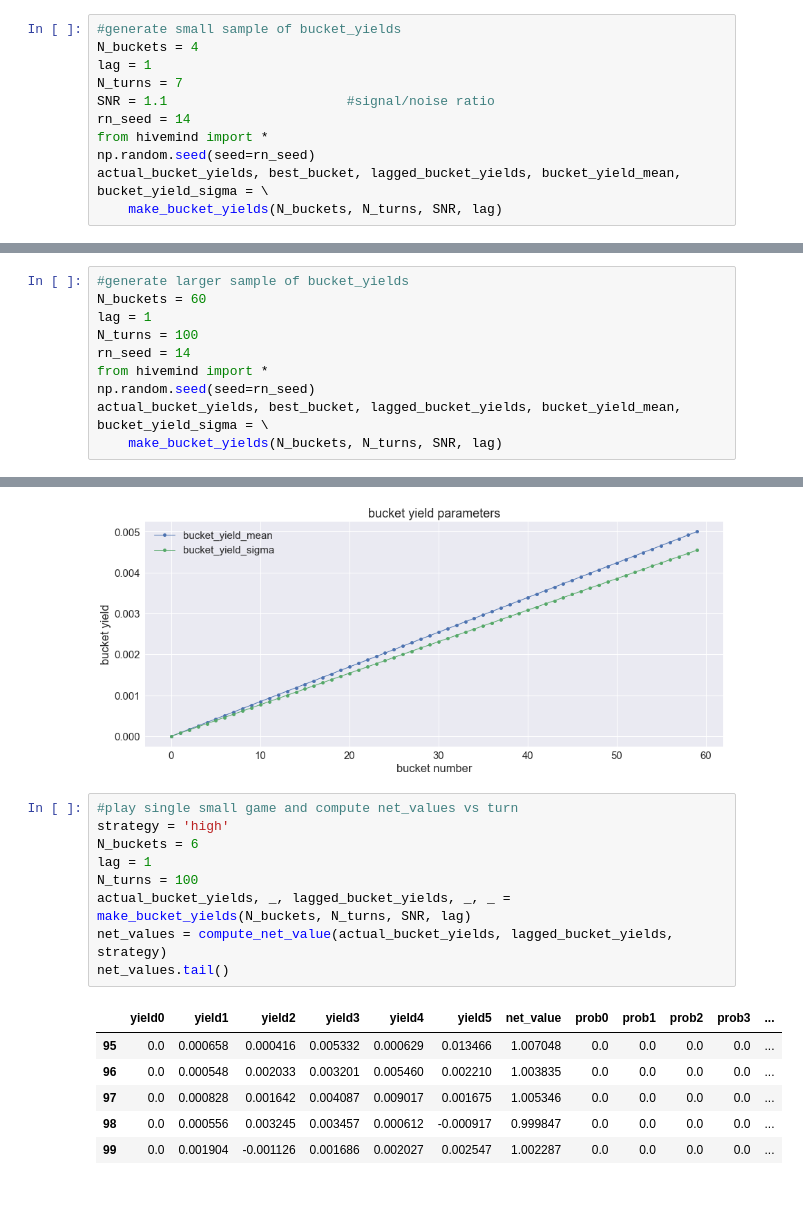
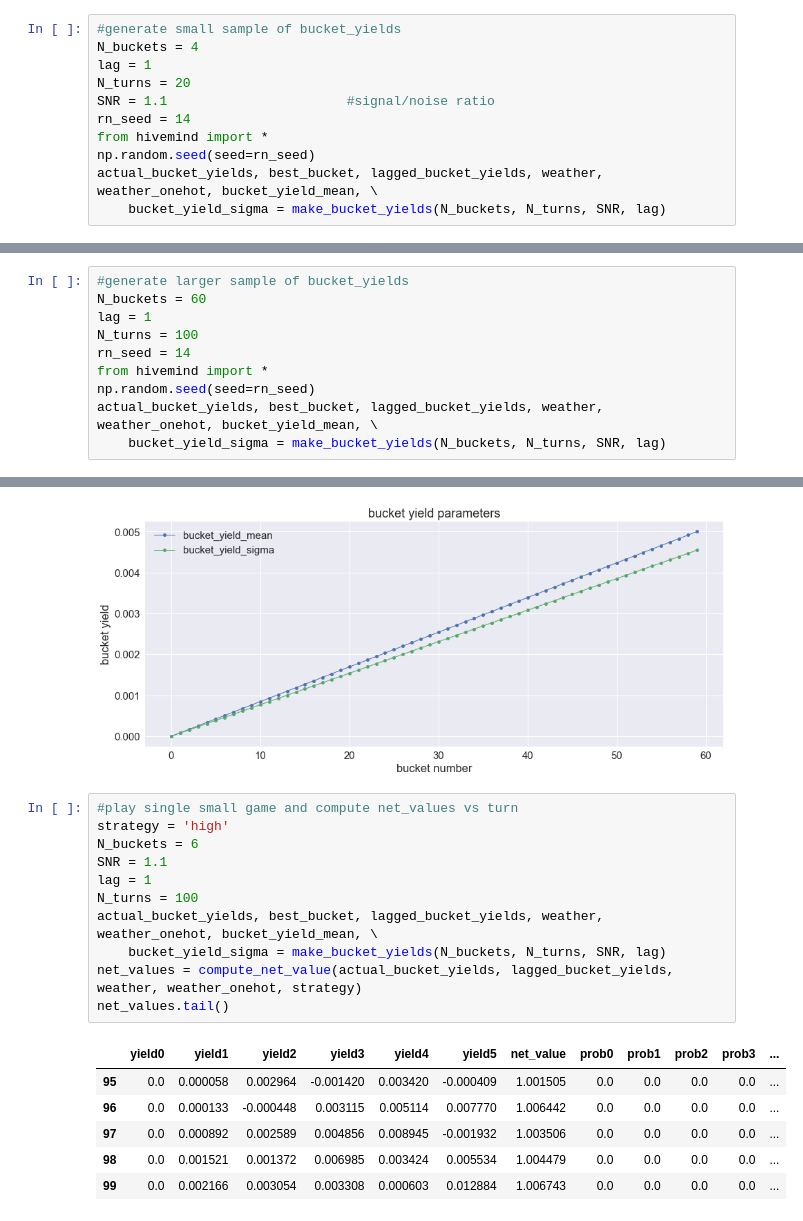
Before and after one commit to joehahn/hivemind, a Jupyter notebook: hivemind.ipynb, the cells around one changed output, grey strips where cells are left out. Saved outputs shown, nothing was run; the diff lists cells and outputs as text.

```diff
--- a/hivemind.ipynb
+++ b/hivemind.ipynb
@@ -10,10 +10,10 @@
 #generate small sample of bucket_yields
 N_buckets = 4
 lag = 1
-N_turns = 7
+N_turns = 20
 SNR = 1.1                       #signal/noise ratio
 rn_seed = 14
 from hivemind import *
 np.random.seed(seed=rn_seed)
-actual_bucket_yields, best_bucket, lagged_bucket_yields, bucket_yield_mean, bucket_yield_sigma = \
-    make_bucket_yields(N_buckets, N_turns, SNR, lag)
+actual_bucket_yields, best_bucket, lagged_bucket_yields, weather, weather_onehot, bucket_yield_mean, \
+    bucket_yield_sigma = make_bucket_yields(N_buckets, N_turns, SNR, lag)
@@ -49,8 +103,8 @@ N_turns = 100
 rn_seed = 14
 from hivemind import *
 np.random.seed(seed=rn_seed)
-actual_bucket_yields, best_bucket, lagged_bucket_yields, bucket_yield_mean, bucket_yield_sigma = \
-    make_bucket_yields(N_buckets, N_turns, SNR, lag)
+actual_bucket_yields, best_bucket, lagged_bucket_yields, weather, weather_onehot, bucket_yield_mean, \
+    bucket_yield_sigma = make_bucket_yields(N_buckets, N_turns, SNR, lag)
 # %%
 #prep matplotlib
 %matplotlib inline
@@ -75,17 +129,19 @@ ax.legend()
 # %%
 #play single small game and compute net_values vs turn
 strategy = 'high'
 N_buckets = 6
+SNR = 1.1
 lag = 1
 N_turns = 100
-actual_bucket_yields, _, lagged_bucket_yields, _, _ = make_bucket_yields(N_buckets, N_turns, SNR, lag)
-net_values = compute_net_value(actual_bucket_yields, lagged_bucket_yields, strategy)
+actual_bucket_yields, best_bucket, lagged_bucket_yields, weather, weather_onehot, bucket_yield_mean, \
+    bucket_yield_sigma = make_bucket_yields(N_buckets, N_turns, SNR, lag)
+net_values = compute_net_value(actual_bucket_yields, lagged_bucket_yields, weather, weather_onehot, strategy)
 net_values.tail()
 # %% [output]
 |  | yield0 | yield1 | yield2 | yield3 | yield4 | yield5 | net_value | prob0 | prob1 | prob2 | prob3 | ... |
-| 95 | 0.0 | 0.000658 | 0.000416 | 0.005332 | 0.000629 | 0.013466 | 1.007048 | 0.0 | 0.0 | 0.0 | 0.0 | ... |
-| 96 | 0.0 | 0.000548 | 0.002033 | 0.003201 | 0.005460 | 0.002210 | 1.003835 | 0.0 | 0.0 | 0.0 | 0.0 | ... |
-| 97 | 0.0 | 0.000828 | 0.001642 | 0.004087 | 0.009017 | 0.001675 | 1.005346 | 0.0 | 0.0 | 0.0 | 0.0 | ... |
-| 98 | 0.0 | 0.000556 | 0.003245 | 0.003457 | 0.000612 | -0.000917 | 0.999847 | 0.0 | 0.0 | 0.0 | 0.0 | ... |
-| 99 | 0.0 | 0.001904 | -0.001126 | 0.001686 | 0.002027 | 0.002547 | 1.002287 | 0.0 | 0.0 | 0.0 | 0.0 | ... |
+| 95 | 0.0 | 0.000058 | 0.002964 | -0.001420 | 0.003420 | -0.000409 | 1.001505 | 0.0 | 0.0 | 0.0 | 0.0 | ... |
+| 96 | 0.0 | 0.000133 | -0.000448 | 0.003115 | 0.005114 | 0.007770 | 1.006442 | 0.0 | 0.0 | 0.0 | 0.0 | ... |
+| 97 | 0.0 | 0.000892 | 0.002589 | 0.004856 | 0.008945 | -0.001932 | 1.003506 | 0.0 | 0.0 | 0.0 | 0.0 | ... |
+| 98 | 0.0 | 0.001521 | 0.001372 | 0.006985 | 0.003424 | 0.005534 | 1.004479 | 0.0 | 0.0 | 0.0 | 0.0 | ... |
+| 99 | 0.0 | 0.002166 | 0.003054 | 0.003308 | 0.000603 | 0.012884 | 1.006743 | 0.0 | 0.0 | 0.0 | 0.0 | ... |
 # %%
```
Also changed, not shown: parts of 14 cells of this notebook, 2 other files.
